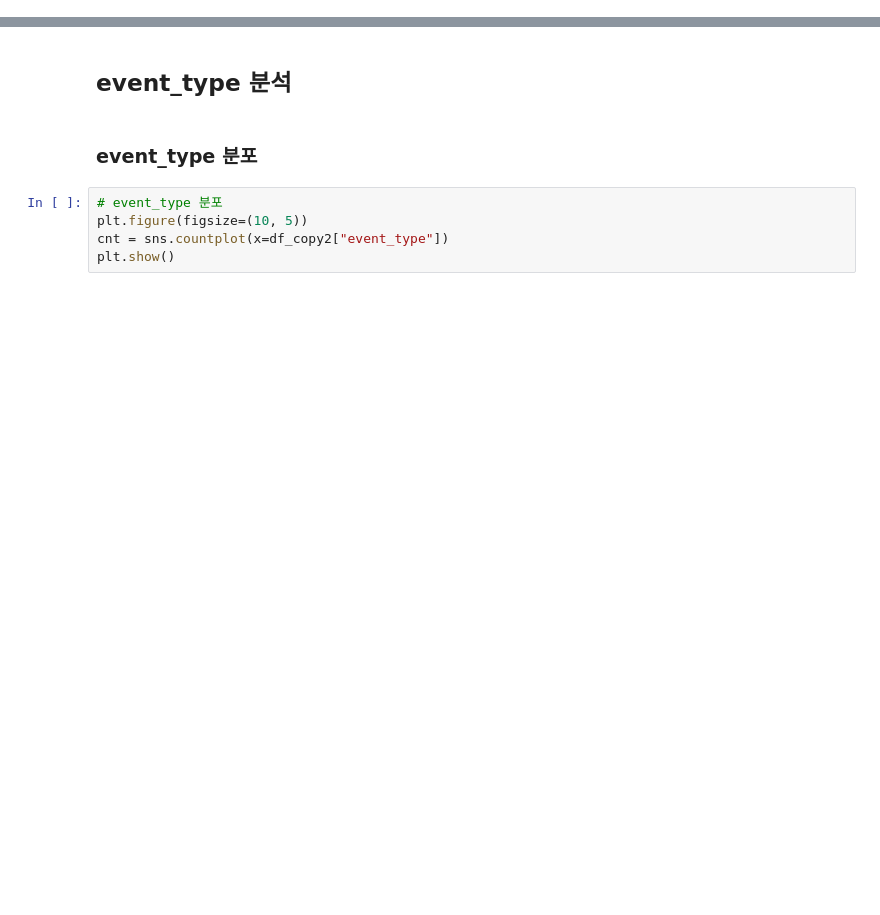
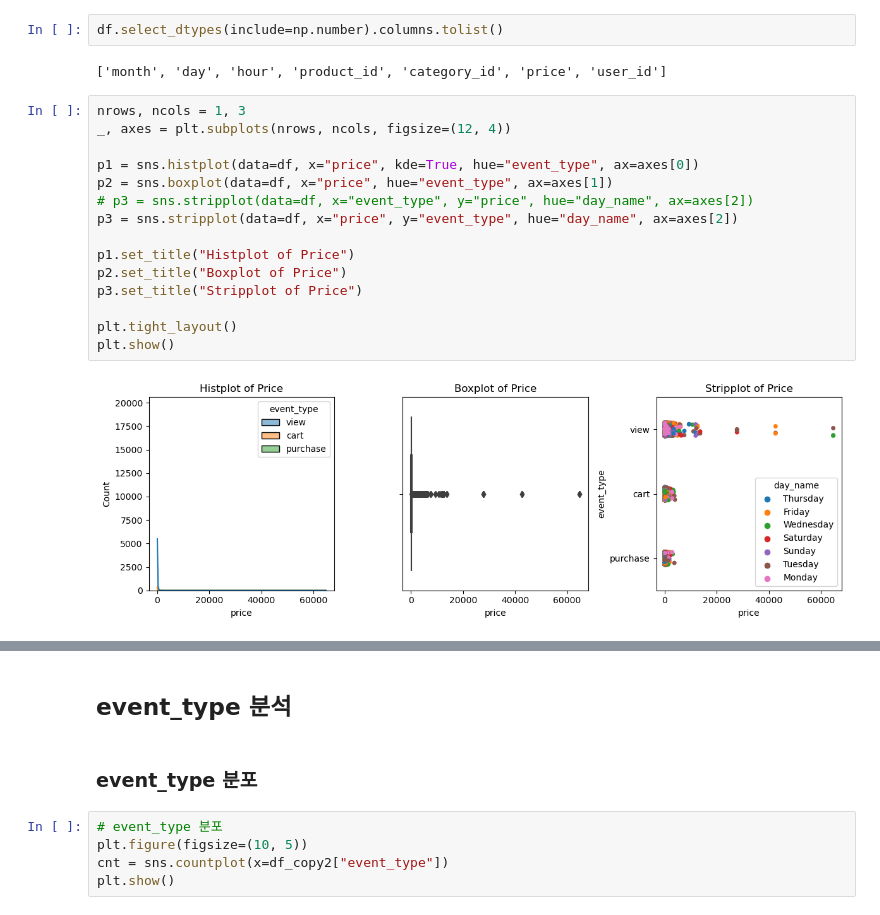
Before and after one commit to wjco/DAStudy-sat, a Jupyter notebook: Tek/multi_category_online_store_funnel/multi_category_online_store_eda.ipynb, the cells around one changed output, grey strips where cells are left out. Cells and saved outputs as stored; diff of their text form; blank space fills up the shorter version.

```diff
--- a/Tek/multi_category_online_store_funnel/multi_category_online_store_eda.ipynb
+++ b/Tek/multi_category_online_store_funnel/multi_category_online_store_eda.ipynb
@@ -79,0 +194,21 @@ Name: 4653, dtype: object
+# %%
+df.select_dtypes(include=np.number).columns.tolist()
+# %% [output]
+['month', 'day', 'hour', 'product_id', 'category_id', 'price', 'user_id']
+# %%
+nrows, ncols = 1, 3
+_, axes = plt.subplots(nrows, ncols, figsize=(12, 4))
+
+p1 = sns.histplot(data=df, x="price", kde=True, hue="event_type", ax=axes[0])
+p2 = sns.boxplot(data=df, x="price", hue="event_type", ax=axes[1])
+# p3 = sns.stripplot(data=df, x="event_type", y="price", hue="day_name", ax=axes[2])
+p3 = sns.stripplot(data=df, x="price", y="event_type", hue="day_name", ax=axes[2])
+
+p1.set_title("Histplot of Price")
+p2.set_title("Boxplot of Price")
+p3.set_title("Stripplot of Price")
+
+plt.tight_layout()
+plt.show()
+# %% [output]
+[figure, added]
```
Also changed, not shown: parts of 22 cells of this notebook.
